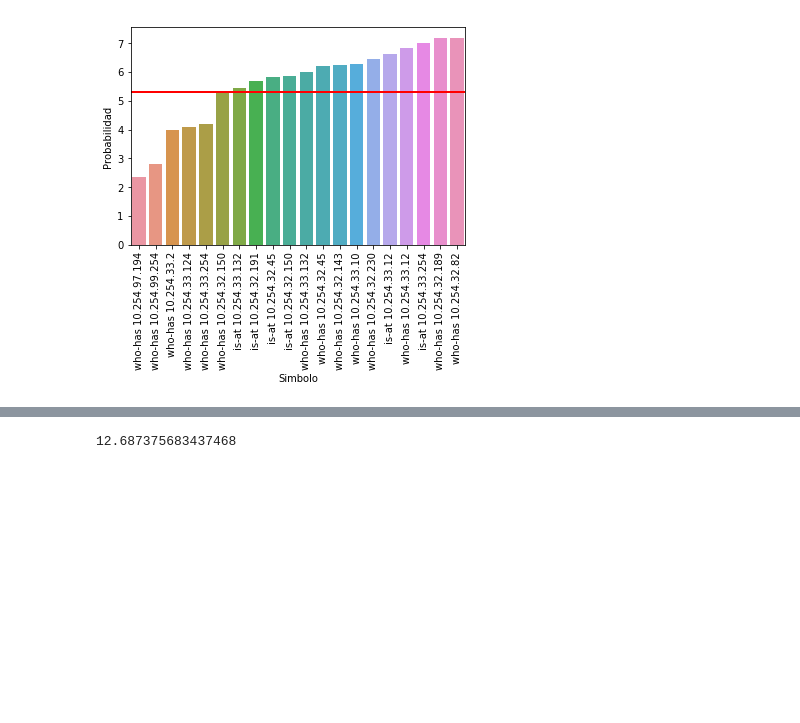
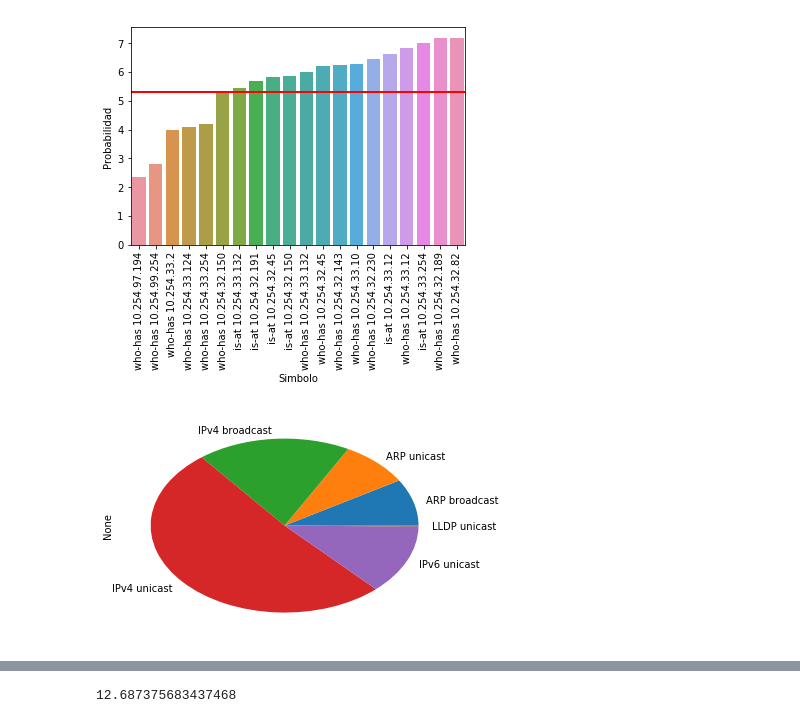
Before and after one commit to ZebaSz/tdc-tp1, a Jupyter notebook: script/Plots.ipynb, the cells around one changed output, grey strips where cells are left out. Saved outputs shown, nothing was run; the diff lists cells and outputs as text; code cells hidden in the pictures; blank space fills up the shorter version.

```diff
--- a/script/Plots.ipynb
+++ b/script/Plots.ipynb
@@ -194,3 +194,12 @@ ax.axhline(y=entropy(summary_s2), xmin=-1, xmax=1, color='r', linestyle='-', lw=
 # %% [output]
 <matplotlib.lines.Line2D at 0x...>
 [figure]
+# %%
+packets_despe = rdpcap("despe.cap")
+# %%
+data_s1_despe = createDataFrame_s1(packets_despe)
+summary_s1_despe = summaryDataFrame(data_s1_despe)
+# %%
+plot_simbols_pie(data_s1_despe)
+# %% [output]
+[figure, added]
```
Also changed, not shown: parts of 9 cells of this notebook, 5 other files.
